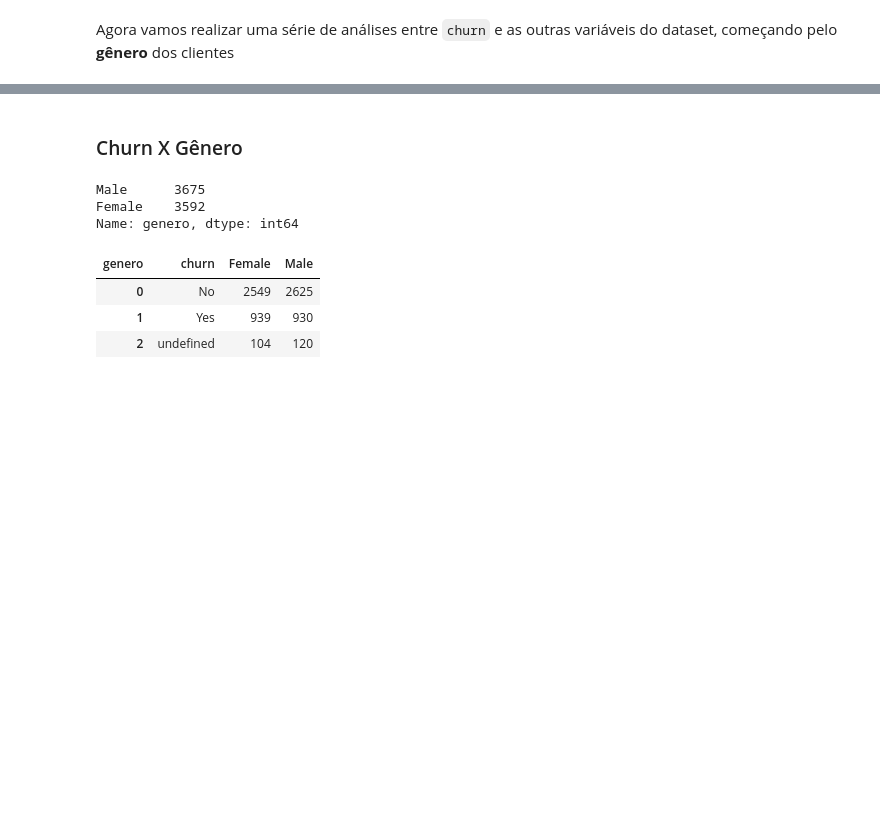
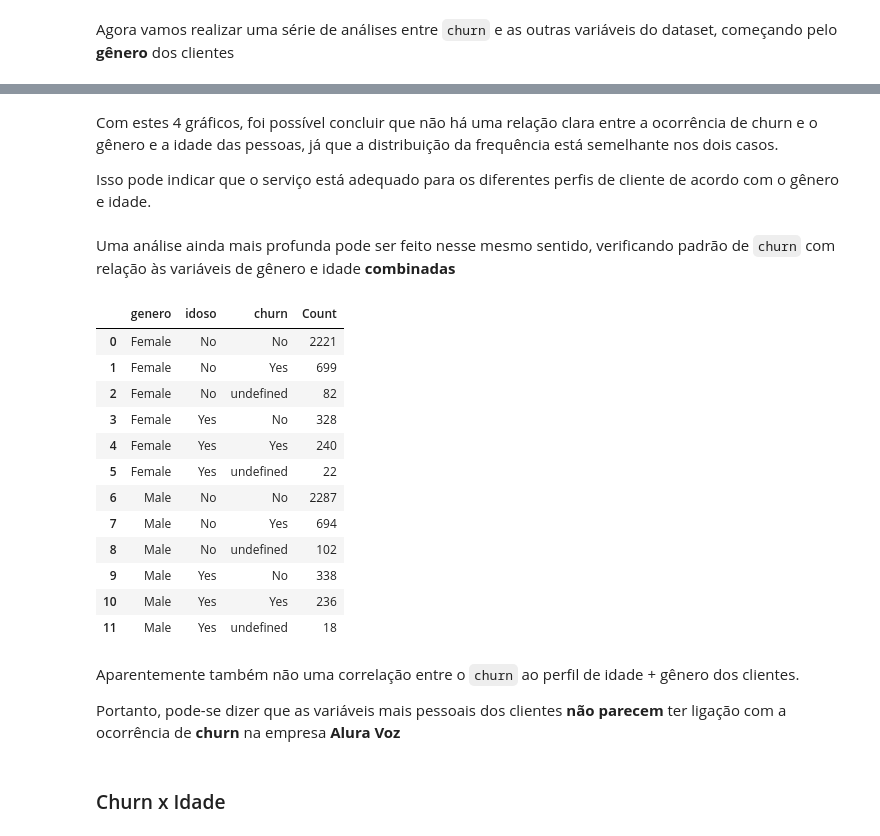
Before and after one commit to jackson-simionato/challenge_alura_DS01, a Jupyter notebook: week_2_challenge_alura_DS_2022_05.ipynb, the cells around one changed output, grey strips where cells are left out. Cells and saved outputs as stored; diff of their text form; code cells hidden in the pictures; blank space fills up the shorter version.

```diff
--- a/week_2_challenge_alura_DS_2022_05.ipynb
+++ b/week_2_challenge_alura_DS_2022_05.ipynb
@@ -51,0 +117,23 @@ Agora vamos realizar uma série de análises entre `churn` e as outras variávei
+# %% [markdown]
+Com estes 4 gráficos, foi possível concluir que não há uma relação clara entre a ocorrência de churn e o gênero e a idade das pessoas, já que a distribuição da frequência está semelhante nos dois casos.
+
+Isso pode indicar que o serviço está adequado para os diferentes perfis de cliente de acordo com o gênero e idade.
+# %% [markdown]
+Uma análise ainda mais profunda pode ser feito nesse mesmo sentido, verificando padrão de `churn` com relação às variáveis de gênero e idade **combinadas**
+# %%
+cross_genero_idade = pd.crosstab(dados.churn, [dados.genero,dados.idoso]).unstack().reset_index().rename(columns={0:'Count'})
+cross_genero_idade
+# %% [output]
+|  | genero | idoso | churn | Count |
+| 0 | Female | No | No | 2221 |
+| 1 | Female | No | Yes | 699 |
+| 2 | Female | No | undefined | 82 |
+| 3 | Female | Yes | No | 328 |
+| 4 | Female | Yes | Yes | 240 |
+| 5 | Female | Yes | undefined | 22 |
+| 6 | Male | No | No | 2287 |
+| 7 | Male | No | Yes | 694 |
+| 8 | Male | No | undefined | 102 |
+| 9 | Male | Yes | No | 338 |
+| 10 | Male | Yes | Yes | 236 |
+| 11 | Male | Yes | undefined | 18 |
@@ -52,2 +157,6 @@ Agora vamos realizar uma série de análises entre `churn` e as outras variávei
+# %% [markdown]
+Aparentemente também não uma correlação entre o `churn` ao perfil de idade + gênero dos clientes.
+
+Portanto, pode-se dizer que as variáveis mais pessoais dos clientes **não parecem** ter ligação com a ocorrência de **churn** na empresa **Alura Voz**
 # %% [markdown]
-### Churn X Gênero
+### Churn x Idade
@@ -68,35 +162,0 @@ fig.show()
-# %%
-from plotly.subplots import make_subplots
-
-frequencia_genero = dados.genero.value_counts()
-cross_churn_genero = pd.crosstab(dados.churn, dados.genero).reset_index()
-display(frequencia_genero)
-display(cross_churn_genero)
-
-bar1 = px.bar(x=frequencia_genero.index, y=frequencia_genero.values, labels={'x':'gênero','y':'count'}, text_auto=True, color=frequencia_genero.index, color_discrete_sequence=px.colors.qualitative.G10)
-
-bar2 = px.bar(cross_churn_genero, x='churn', y=["Male","Female"], barmode='group', labels={'value':'count'}, text_auto=True, color_discrete_sequence=px.colors.qualitative.G10)
-
-
-fig = make_subplots(rows=1, cols=2, subplot_titles=['Histograma da variável churn',"Ocorrência de churn X gênero dos clientes"])
-fig.append_trace(bar1['data'][0], row=1, col=1)
-fig.append_trace(bar1['data'][1], row=1, col=1)
-
-fig.append_trace(bar2['data'][0], row=1, col=2)
-fig.append_trace(bar2['data'][1], row=1, col=2)
-
-fig.update_layout(
-    height=600,
-    width=1000
-)
-
-fig.update_xaxes(showgrid=False, row=1, col=1)
-fig.show()
-# %% [output]
-Male      3675
-Female    3592
-Name: genero, dtype: int64
-| genero | churn | Female | Male |
-| 0 | No | 2549 | 2625 |
-| 1 | Yes | 939 | 930 |
-| 2 | undefined | 104 | 120 |
```
Also changed, not shown: parts of 10 cells of this notebook.
